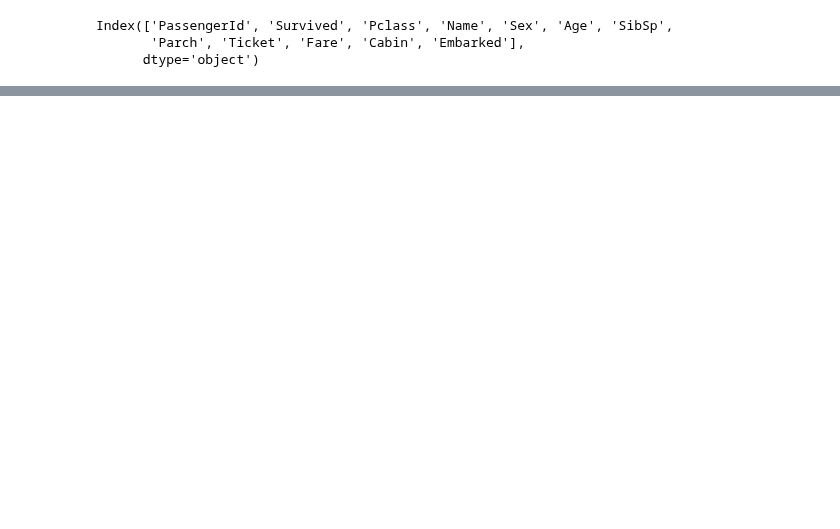
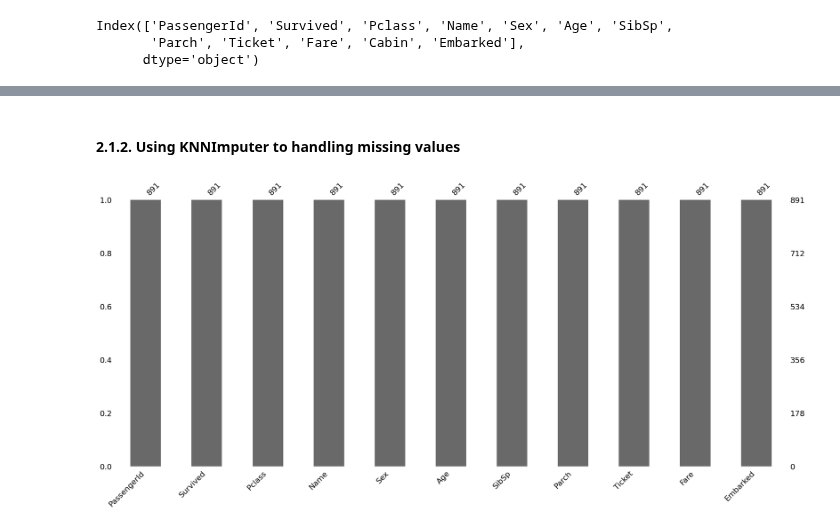
Before and after one commit to SwagAbyss/SwagML, a Jupyter notebook: Assignments/titanic/titanic.ipynb, the cells around one changed output, grey strips where cells are left out. Drawn from its saved outputs; the diff is of its cells as text; code cells hidden in the pictures; blank space fills up the shorter version.

```diff
--- a/Assignments/titanic/titanic.ipynb
+++ b/Assignments/titanic/titanic.ipynb
@@ -125,0 +115,21 @@ data.drop(columns=['Cabin', 'PassengerId', 'Name'], inplace=True)
+# %%
+from sklearn.impute import SimpleImputer
+impute_mean = SimpleImputer(missing_values=np.nan, strategy='mean')
+data[numcol] = impute_mean.fit_transform(data[numcol].values)
+# %%
+from sklearn.impute import SimpleImputer
+impute_mean = SimpleImputer(missing_values=np.nan, strategy='most_frequent')
+data['Embarked'] = impute_mean.fit_transform(data[['Embarked']])
+# %%
+# for only one column (Simple Imputer, KNNImputer)
+data['Age'] = impute_mean.fit_transform(data[['Age']])
+# %% [markdown]
+#### 2.1.2. Using KNNImputer to handling missing values
+# %%
+from sklearn.impute import KNNImputer
+impute_KNN = KNNImputer(missing_values=np.nan, n_neighbors=5)
+data[numcol] = impute_KNN.fit_transform(data[numcol].values)
+# %%
+msno.bar(data);
+# %% [output]
+[figure, added]
```
Also changed, not shown: parts of 28 cells of this notebook.
